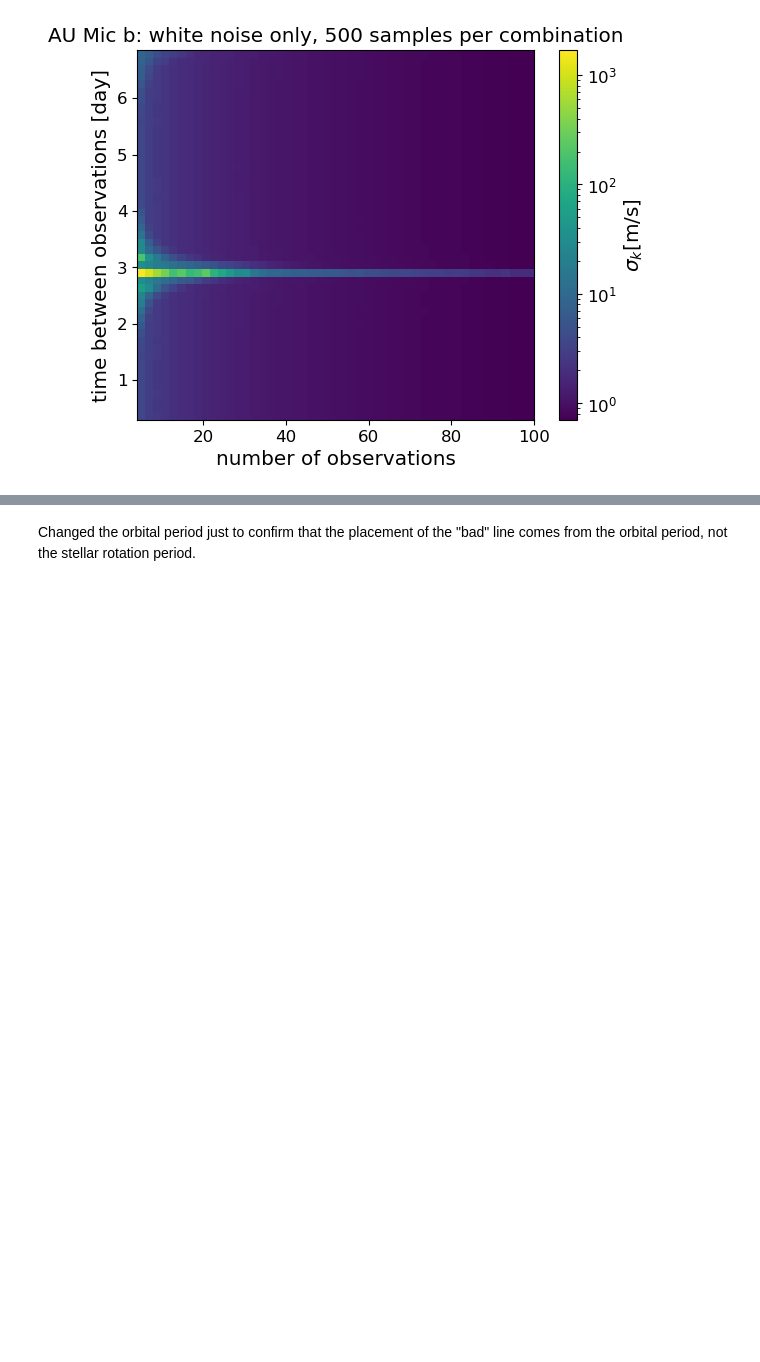
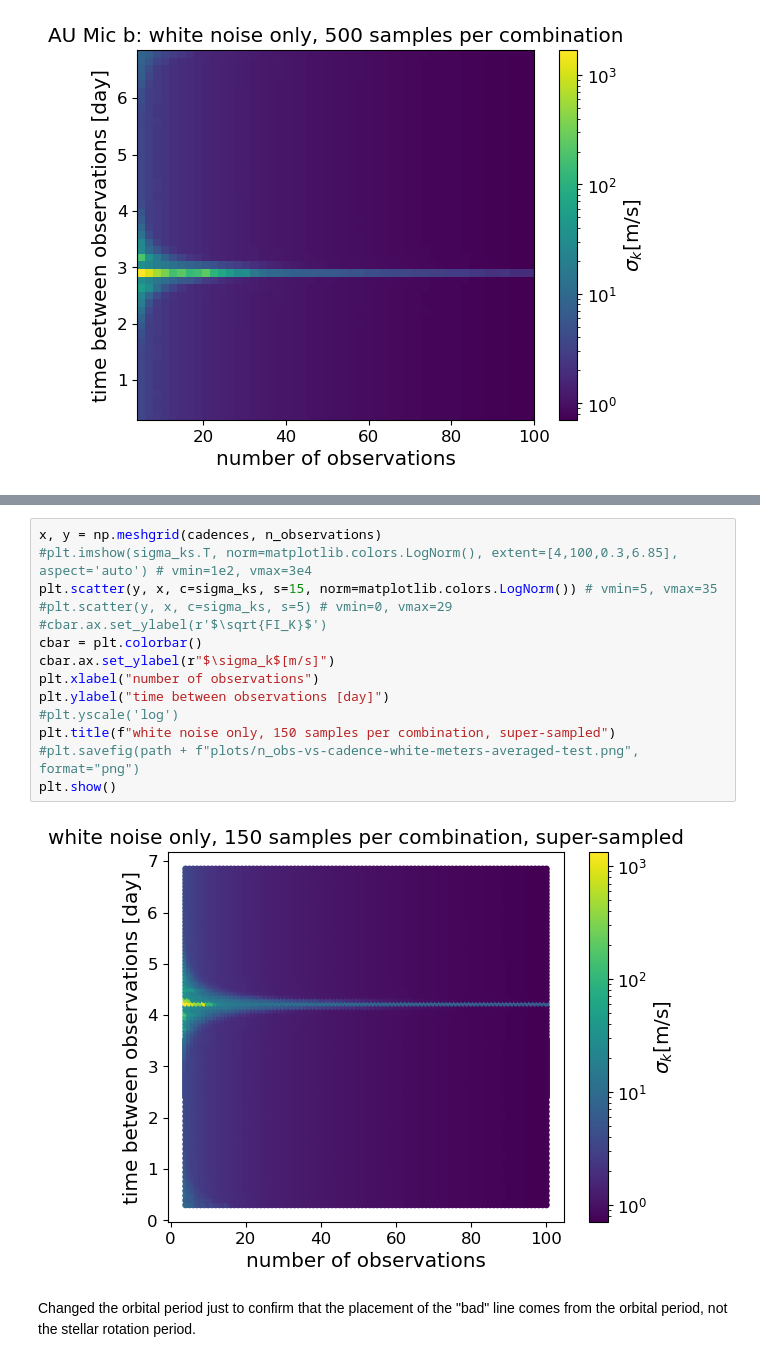
Before and after one commit to exoclam/gaspery, a Jupyter notebook: notebooks/au-mic.ipynb, the cells around one changed output, grey strips where cells are left out. Cells and saved outputs as stored; diff of their text form; blank space fills up the shorter version.

```diff
--- a/notebooks/au-mic.ipynb
+++ b/notebooks/au-mic.ipynb
@@ -1881,3 +1880,19 @@ plt.show()
+# %%
+x, y = np.meshgrid(cadences, n_observations)
+#plt.imshow(sigma_ks.T, norm=matplotlib.colors.LogNorm(), extent=[4,100,0.3,6.85], aspect='auto') # vmin=1e2, vmax=3e4
+plt.scatter(y, x, c=sigma_ks, s=15, norm=matplotlib.colors.LogNorm()) # vmin=5, vmax=35
+#plt.scatter(y, x, c=sigma_ks, s=5) # vmin=0, vmax=29
+#cbar.ax.set_ylabel(r'$\sqrt{FI_K}$')
+cbar = plt.colorbar()
+cbar.ax.set_ylabel(r"$\sigma_k$[m/s]")
+plt.xlabel("number of observations")
+plt.ylabel("time between observations [day]")
+#plt.yscale('log')
+plt.title(f"white noise only, 150 samples per combination, super-sampled")
+#plt.savefig(path + f"plots/n_obs-vs-cadence-white-meters-averaged-test.png", format="png")
+plt.show()
+# %% [output]
+[figure, added]
 # %% [markdown]
 Changed the orbital period just to confirm that the placement of the "bad" line comes from the orbital period, not the stellar rotation period.
 # %% [markdown]
```
Also changed, not shown: parts of 15 cells of this notebook.
